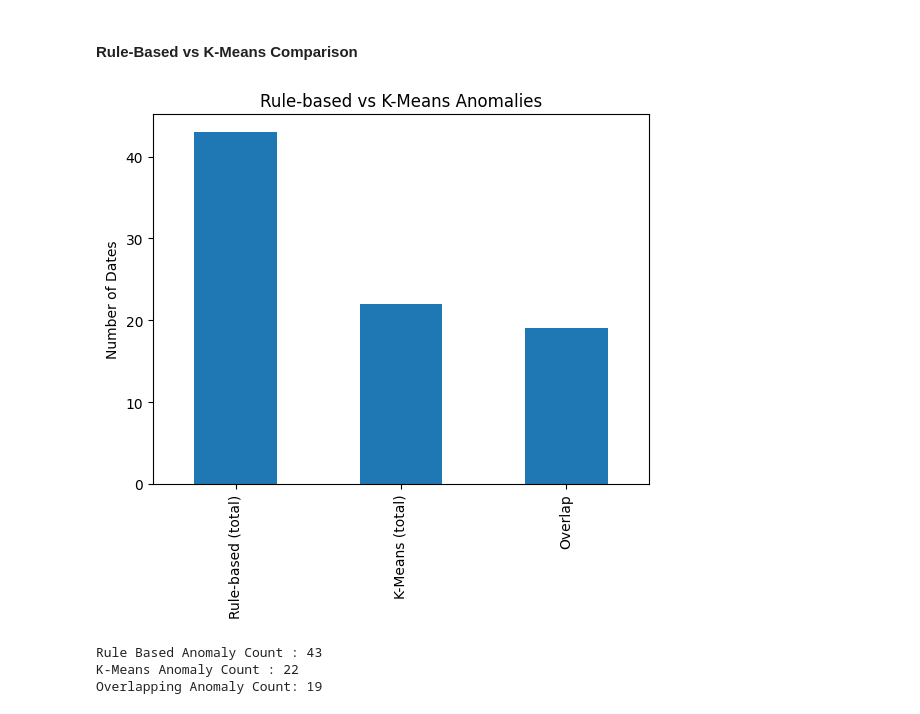
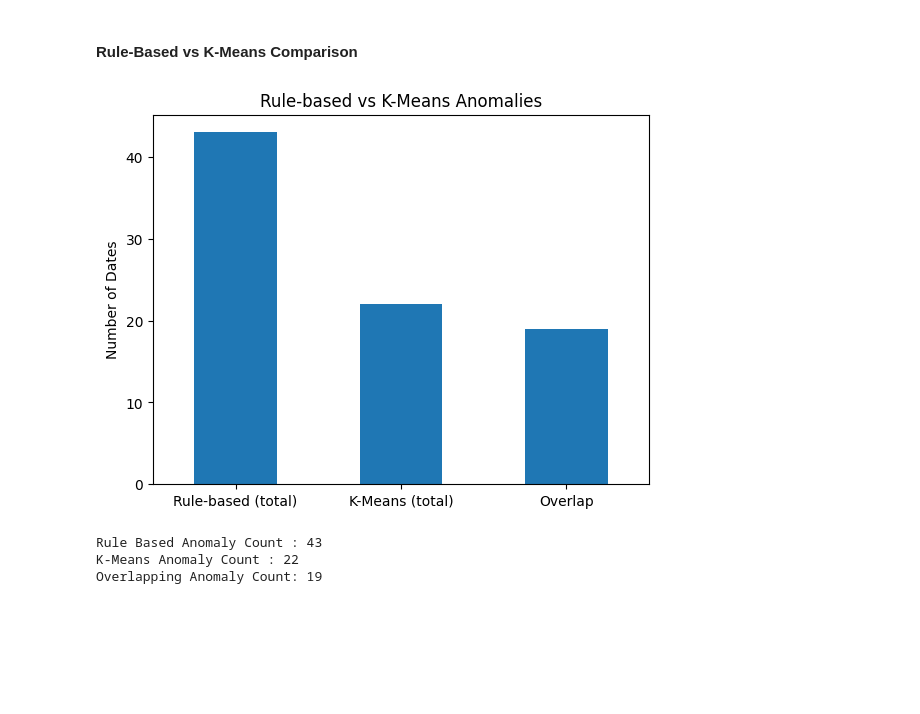
Before and after one commit to Shiv33ndu/stock-anomaly-detector, a Jupyter notebook: notebooks/04_kmeans_analysis.ipynb, the cells around one changed output. Cells and saved outputs as stored; diff of their text form; code cells hidden in the pictures; blank space fills up the shorter version.

```diff
--- a/notebooks/04_kmeans_analysis.ipynb
+++ b/notebooks/04_kmeans_analysis.ipynb
@@ -269,30 +269,31 @@ plt.show()
 # %%
 df_rule = detect_rule_anomaly(df_features, ticker=None)
 df_rule = df_rule[
     (df_rule["date"] >= "2020-01-01") &
     (df_rule["date"] <= "2020-03-31")
 ]
 rule_dates = set(df_rule["date"])
 kmeans_dates = set(df_kmeans_test["date"])
 
 overlap = rule_dates & kmeans_dates
 
 counts = {
     "Rule-based (total)": len(rule_dates),
     "K-Means (total)": len(kmeans_dates),
     "Overlap": len(overlap)
 }
 
 pd.Series(counts).plot(kind="bar", title="Rule-based vs K-Means Anomalies")
 plt.ylabel("Number of Dates")
+plt.xticks(rotation=0)
 plt.savefig("reports/figures/rule_vs_Kmeans_anomaly.png", bbox_inches='tight', pad_inches=0.1, dpi=300)
 plt.show()
 
 print(f"Rule Based Anomaly Count : {len(rule_dates)}")
 print(f"K-Means Anomaly Count : {len(kmeans_dates)}")
 print(f"Overlapping Anomaly Count: {len(overlap)}")
 # %% [output]
-[figure, old version]
+[figure, new version]
 Rule Based Anomaly Count : 43
 K-Means Anomaly Count : 22
 Overlapping Anomaly Count: 19
```
Also changed, not shown: 1 other file.
